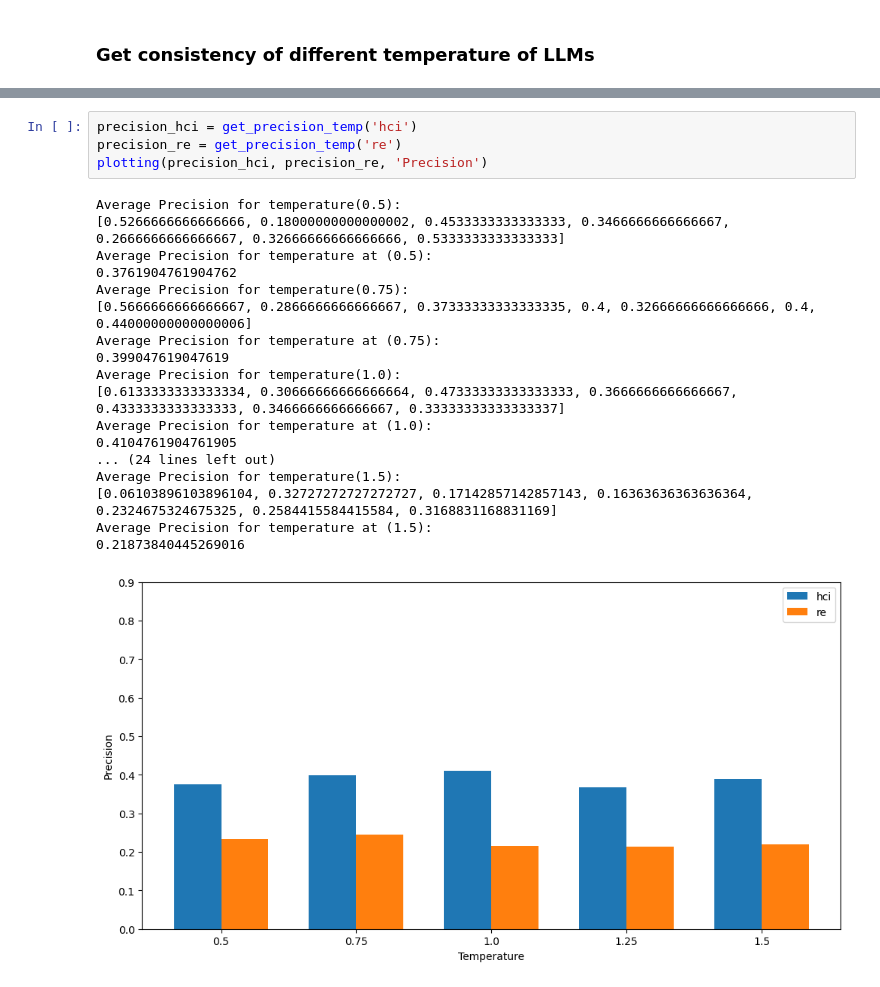
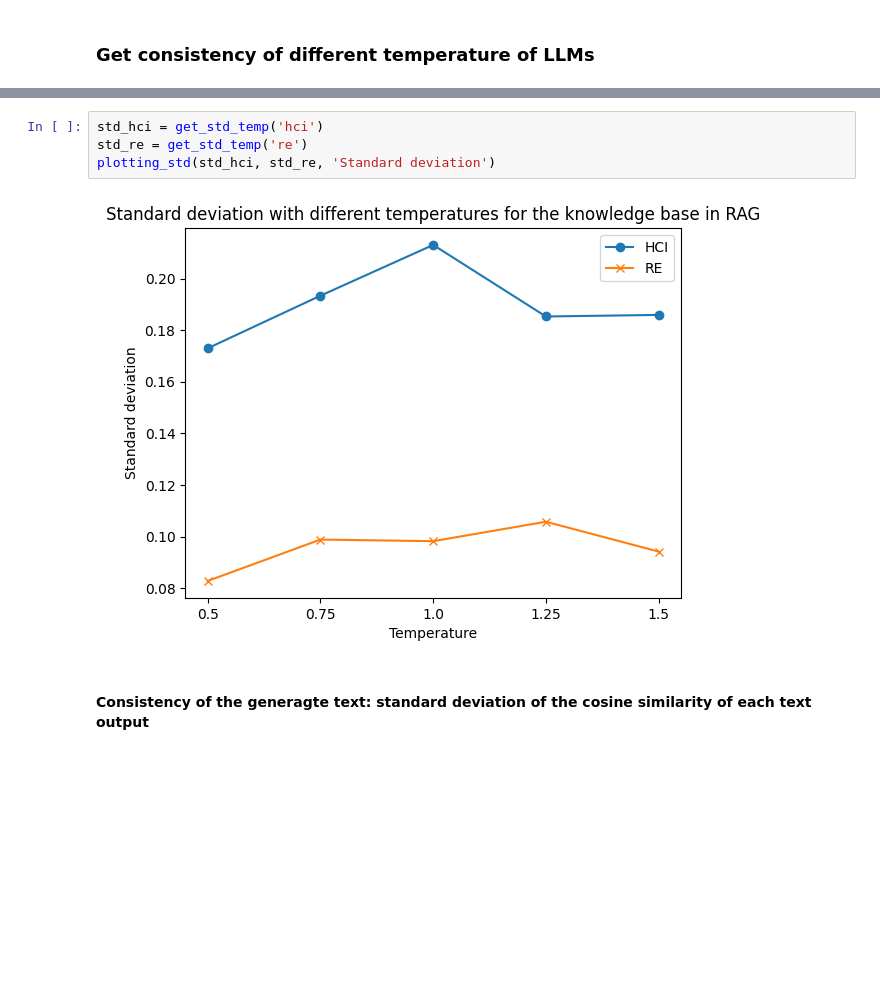
Before and after one commit to XueliPan/GenCQs, a Jupyter notebook: ploting.ipynb, the cells around one changed output, grey strips where cells are left out. Saved outputs shown, nothing was run; the diff lists cells and outputs as text; blank space fills up the shorter version.

```diff
--- a/ploting.ipynb
+++ b/ploting.ipynb
@@ -230,24 +211,9 @@ def plotting(metric_hci, metric_re, metric_name):
     plt.show()
-# %%
-precision_hci = get_precision_temp('hci')
-precision_re = get_precision_temp('re')
-plotting(precision_hci, precision_re, 'Precision')
-# %% [output]
-Average Precision for temperature(0.5):
-[0.5266666666666666, 0.18000000000000002, 0.4533333333333333, 0.3466666666666667, 0.2666666666666667, 0.32666666666666666, 0.5333333333333333]
-Average Precision for temperature at (0.5):
-0.3761904761904762
-Average Precision for temperature(0.75):
-[0.5666666666666667, 0.2866666666666667, 0.37333333333333335, 0.4, 0.32666666666666666, 0.4, 0.44000000000000006]
-Average Precision for temperature at (0.75):
-0.399047619047619
-Average Precision for temperature(1.0):
-[0.6133333333333334, 0.30666666666666664, 0.47333333333333333, 0.3666666666666667, 0.4333333333333333, 0.3466666666666667, 0.33333333333333337]
-Average Precision for temperature at (1.0):
-0.4104761904761905
-... (24 lines left out)
-Average Precision for temperature(1.5):
-[0.06103896103896104, 0.32727272727272727, 0.17142857142857143, 0.16363636363636364, 0.2324675324675325, 0.2584415584415584, 0.3168831168831169]
-Average Precision for temperature at (1.5):
-0.21873840445269016
-[figure, removed]
+# %%
+std_hci = get_std_temp('hci')
+std_re = get_std_temp('re')
+plotting_std(std_hci, std_re, 'Standard deviation')
+# %% [output]
+[figure, added]
+# %% [markdown]
+#### Consistency of the generagte text: standard deviation of the cosine similarity of each text output
```
Also changed, not shown: parts of 2 cells of this notebook, 57 other files.
